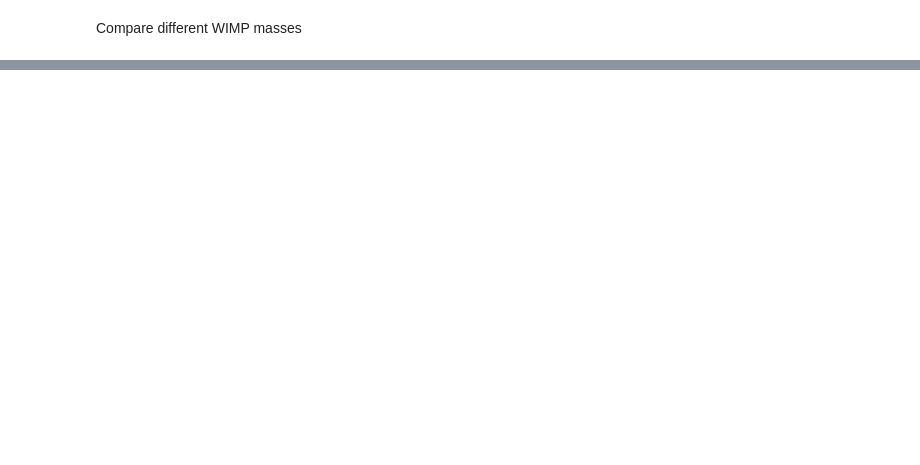
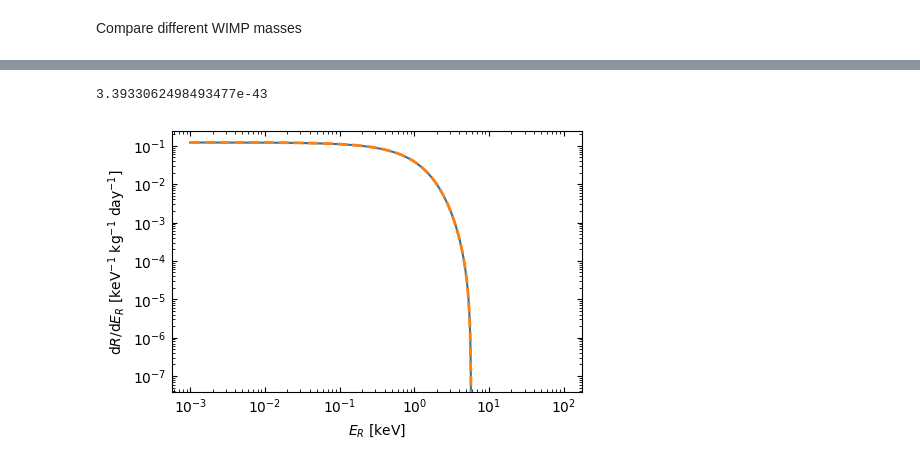
Before and after one commit to tiagocamison/WIMP-LEGEND, a Jupyter notebook: WIMP_O1_spectrum.ipynb, the cells around one changed output, grey strips where cells are left out. Saved outputs shown, nothing was run; the diff lists cells and outputs as text; code cells hidden in the pictures; blank space fills up the shorter version.

```diff
--- a/WIMP_O1_spectrum.ipynb
+++ b/WIMP_O1_spectrum.ipynb
@@ -253,0 +258,9 @@ plt.show()
+# %%
+#Initialise the empty vectors
+cp = np.zeros(20)
+cn = np.zeros(20)
+
+cp[0] = 6.5e-8
+cn[0] = 6.5e-8
+print("Couplings to protons [GeV^{-2}]:", cp)
+print("Couplings to neutrons [GeV^{-2}]:", cn)
@@ -253,0 +274,32 @@ plt.show()
+# %%
+m_x = 6 #DM mass in GeV
+
+#Number of protons and neutrons in Germanium
+A_Ge = 76
+N_p_Ge = 32
+N_n_Ge = A_Ge - N_p_Ge
+
+#Convert the coupling to a standard SI cross section
+sig = DMU.coupling_to_xsec(cp[0], m_x)
+
+E_list = np.logspace(-3, 2, 1000)
+
+R_SI = DMU.dRdE_standard(E_list, N_p_Ge, N_n_Ge, m_x, sig)
+R_SI_NREFT = DMU.dRdE_NREFT(E_list, m_x, cp, cn, target="Ge76")
+sig
+# %% [output]
+3.3933062498493477e-43
+# %%
+fig, ax = plt.subplots(figsize=(1.5 * (3 + 3/8), 3 + 3/8))
+
+ax.loglog(E_list, R_SI, label="Standard SI")
+ax.loglog(E_list, R_SI_NREFT, '--', lw=2.0, label=r'$\mathcal{O}_1$')
+ax.set_xlabel(r'$E_R$ [keV]')
+ax.set_ylabel(r'$\mathrm{d}R/\mathrm{d}E_R$ [keV$^{-1}$ kg$^{-1}$ day$^{-1}$]')
+
+
+
+ax.tick_params(which='both', direction='in', right=True, top=True)
+fig.tight_layout()
+# %% [output]
+[figure, added]
```
Also changed, not shown: parts of 8 cells of this notebook.
